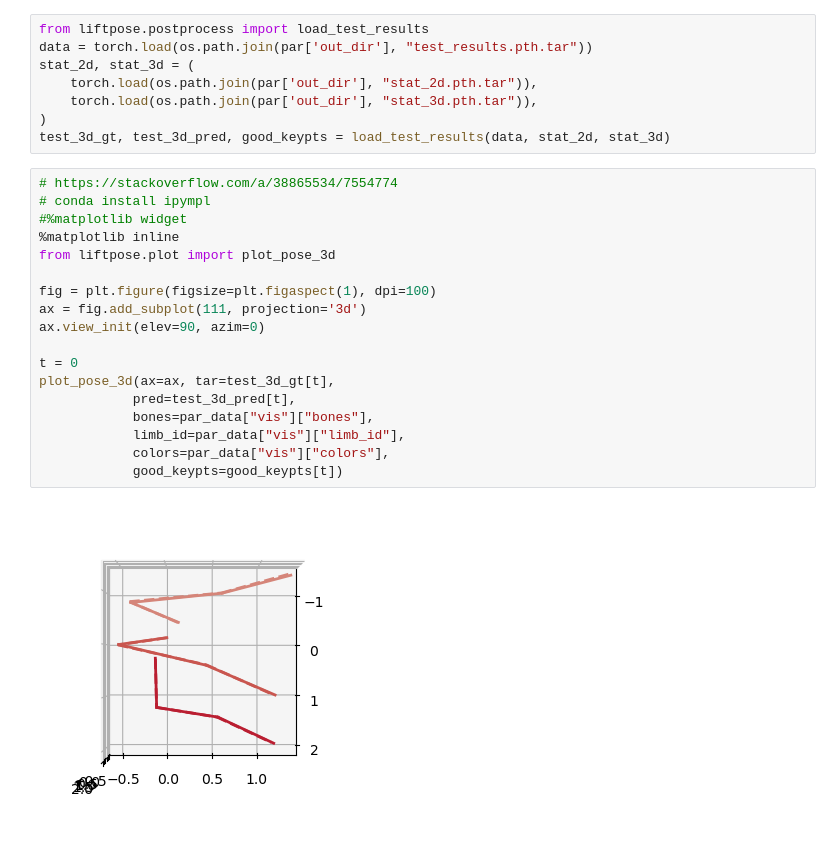
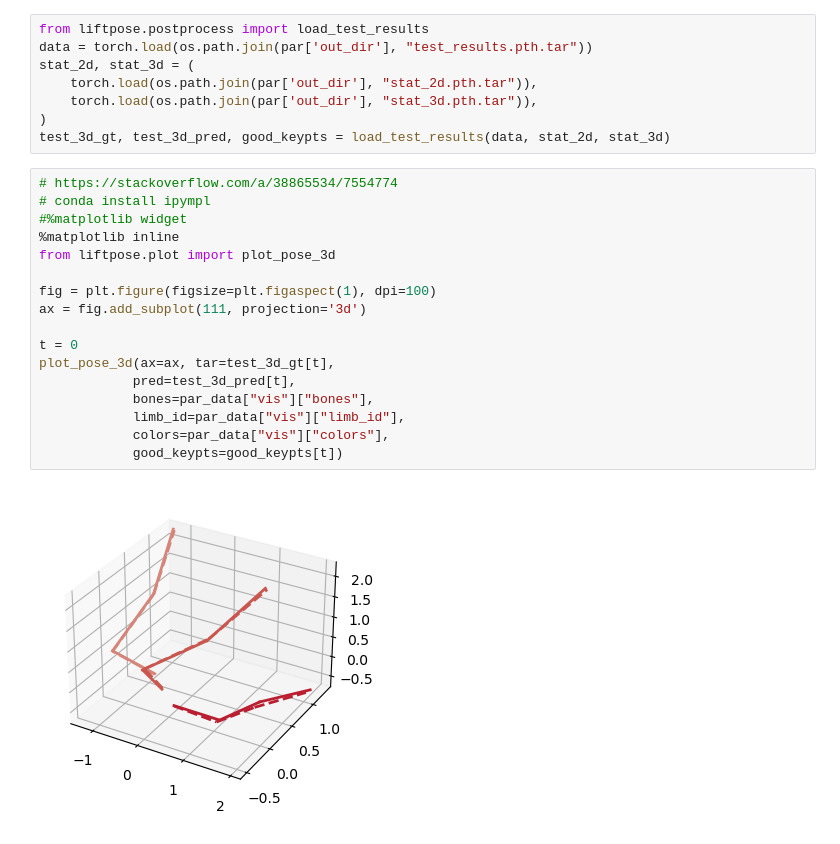
Before and after one commit to NeLy-EPFL/LiftPose3D, a Jupyter notebook: examples/fly_tether/fly_tether.ipynb, the cells around one changed output. Drawn from its saved outputs; the diff is of its cells as text.

```diff
--- a/examples/fly_tether/fly_tether.ipynb
+++ b/examples/fly_tether/fly_tether.ipynb
@@ -131,20 +128,19 @@ test_3d_gt, test_3d_pred, good_keypts = load_test_results(data, stat_2d, stat_3d
 # %%
 # https://stackoverflow.com/a/38865534/7554774
 # conda install ipympl
 #%matplotlib widget
 %matplotlib inline
 from liftpose.plot import plot_pose_3d
 
 fig = plt.figure(figsize=plt.figaspect(1), dpi=100)
 ax = fig.add_subplot(111, projection='3d')
-ax.view_init(elev=90, azim=0)
 
 t = 0
 plot_pose_3d(ax=ax, tar=test_3d_gt[t],
             pred=test_3d_pred[t],
             bones=par_data["vis"]["bones"],
             limb_id=par_data["vis"]["limb_id"],
             colors=par_data["vis"]["colors"],
             good_keypts=good_keypts[t])
 # %% [output]
-[figure, old version]
+[figure, new version]
```
Also changed, not shown: parts of 6 cells of this notebook, 3 other files.
